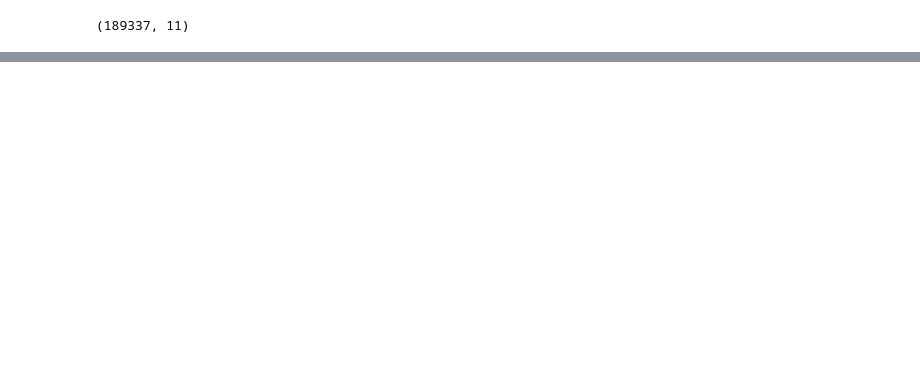
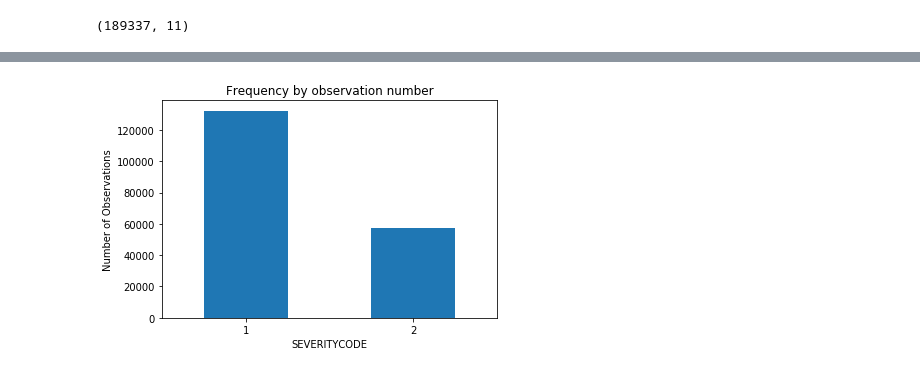
Before and after one commit to leaenbinario/Coursera_Capstone, a Jupyter notebook: Coursera_Capstone.ipynb, the cells around one changed output, grey strips where cells are left out. Saved outputs shown, nothing was run; the diff lists cells and outputs as text; code cells hidden in the pictures; blank space fills up the shorter version.

```diff
--- a/Coursera_Capstone.ipynb
+++ b/Coursera_Capstone.ipynb
@@ -177,0 +158,11 @@ sdf.shape
+# %%
+#show disbalanced severity codes
+LABELS= ['1','2']
+count_codes = pd.value_counts(sdf['SEVERITYCODE'], sort = True)
+count_codes.plot(kind = 'bar', rot=0)
+plt.xticks(range(2), LABELS)
+plt.title("Frequency by observation number")
+plt.xlabel("SEVERITYCODE")
+plt.ylabel("Number of Observations");
+# %% [output]
+[figure, added]
```
Also changed, not shown: parts of 1 cell of this notebook.
